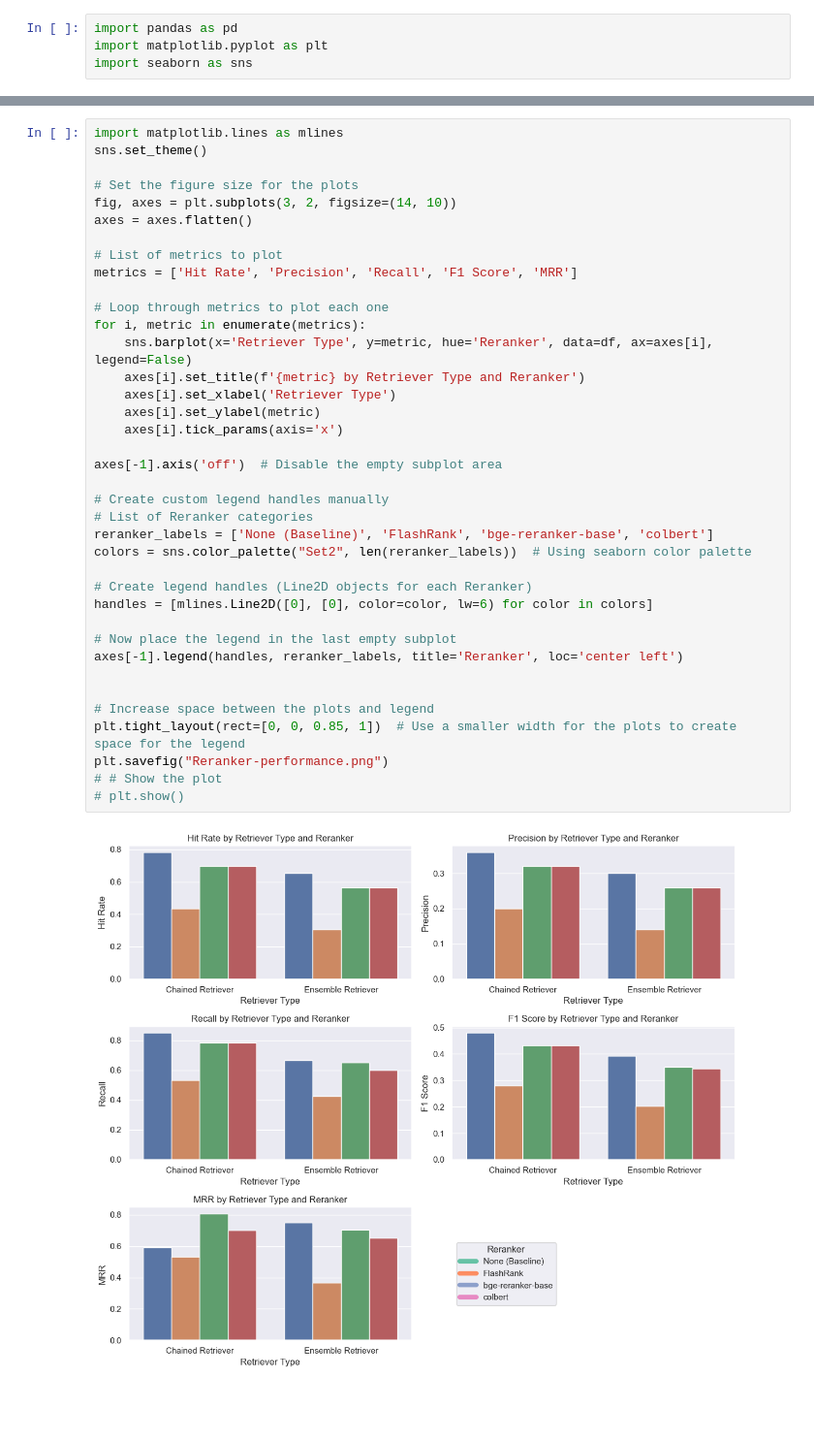
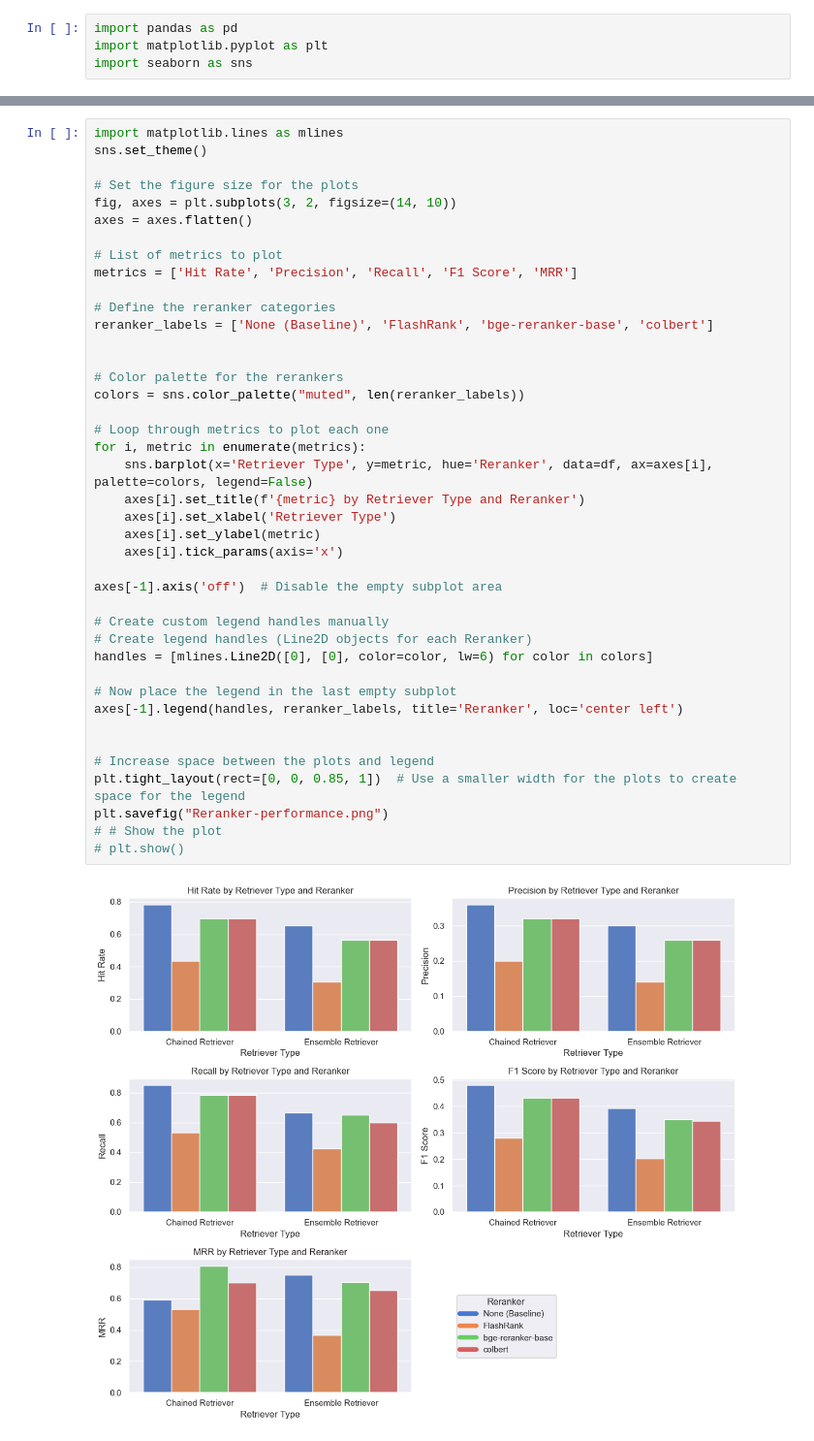
Before and after one commit to HavierHeng/Info-Retrieval-Codebase-RAG, a Jupyter notebook: rag-codebase/retriever_testing_indepth_reranker/result_plotter.ipynb, the cells around one changed output, grey strips where cells are left out. Shown at 97% size. Cells and saved outputs as stored; diff of their text form; blank space fills up the shorter version.

Commit message:
Visualize reranker data - updated color

```diff
--- a/rag-codebase/retriever_testing_indepth_reranker/result_plotter.ipynb
+++ b/rag-codebase/retriever_testing_indepth_reranker/result_plotter.ipynb
@@ -24,36 +24,39 @@ sns.set_theme()
 # Set the figure size for the plots
 fig, axes = plt.subplots(3, 2, figsize=(14, 10))
 axes = axes.flatten()
 
 # List of metrics to plot
 metrics = ['Hit Rate', 'Precision', 'Recall', 'F1 Score', 'MRR']
 
+# Define the reranker categories
+reranker_labels = ['None (Baseline)', 'FlashRank', 'bge-reranker-base', 'colbert']
+
+
+# Color palette for the rerankers
+colors = sns.color_palette("muted", len(reranker_labels))
+
 # Loop through metrics to plot each one
 for i, metric in enumerate(metrics):
-    sns.barplot(x='Retriever Type', y=metric, hue='Reranker', data=df, ax=axes[i], legend=False)
+    sns.barplot(x='Retriever Type', y=metric, hue='Reranker', data=df, ax=axes[i], palette=colors, legend=False)
     axes[i].set_title(f'{metric} by Retriever Type and Reranker')
     axes[i].set_xlabel('Retriever Type')
     axes[i].set_ylabel(metric)
     axes[i].tick_params(axis='x')
 
 axes[-1].axis('off')  # Disable the empty subplot area
 
 # Create custom legend handles manually
-# List of Reranker categories
-reranker_labels = ['None (Baseline)', 'FlashRank', 'bge-reranker-base', 'colbert']
-colors = sns.color_palette("Set2", len(reranker_labels))  # Using seaborn color palette
-
 # Create legend handles (Line2D objects for each Reranker)
 handles = [mlines.Line2D([0], [0], color=color, lw=6) for color in colors]
 
 # Now place the legend in the last empty subplot
 axes[-1].legend(handles, reranker_labels, title='Reranker', loc='center left')
 
 
 # Increase space between the plots and legend
 plt.tight_layout(rect=[0, 0, 0.85, 1])  # Use a smaller width for the plots to create space for the legend
 plt.savefig("Reranker-performance.png")
 # # Show the plot
 # plt.show()
 # %% [output]
-[figure, old version]
+[figure, new version]
```
Also changed, not shown: 2 other files.
